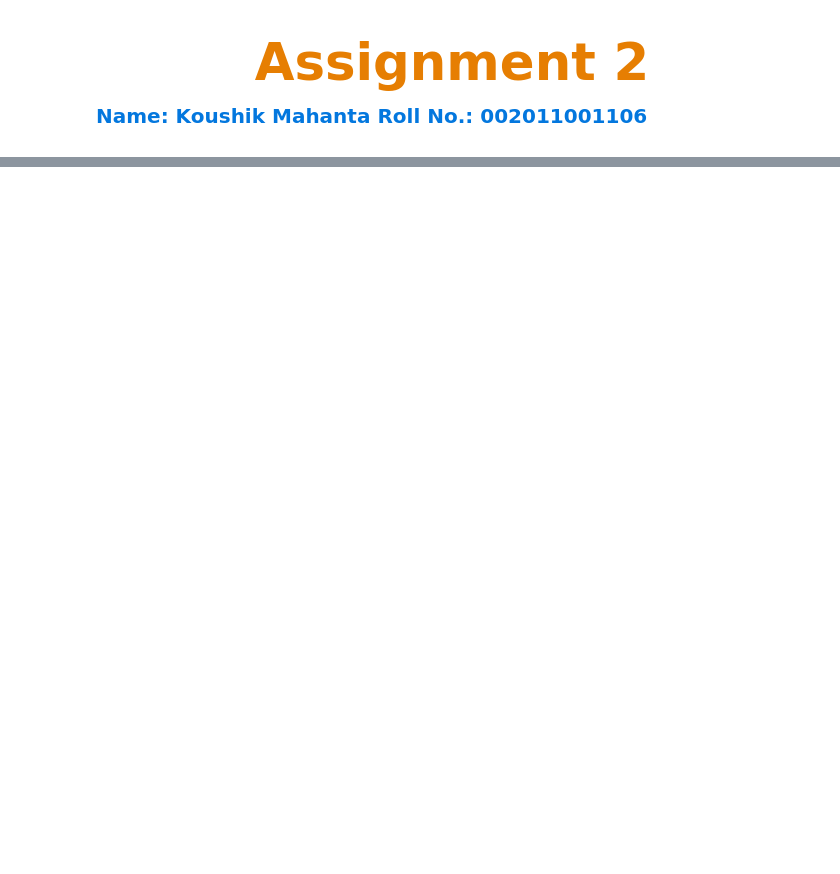
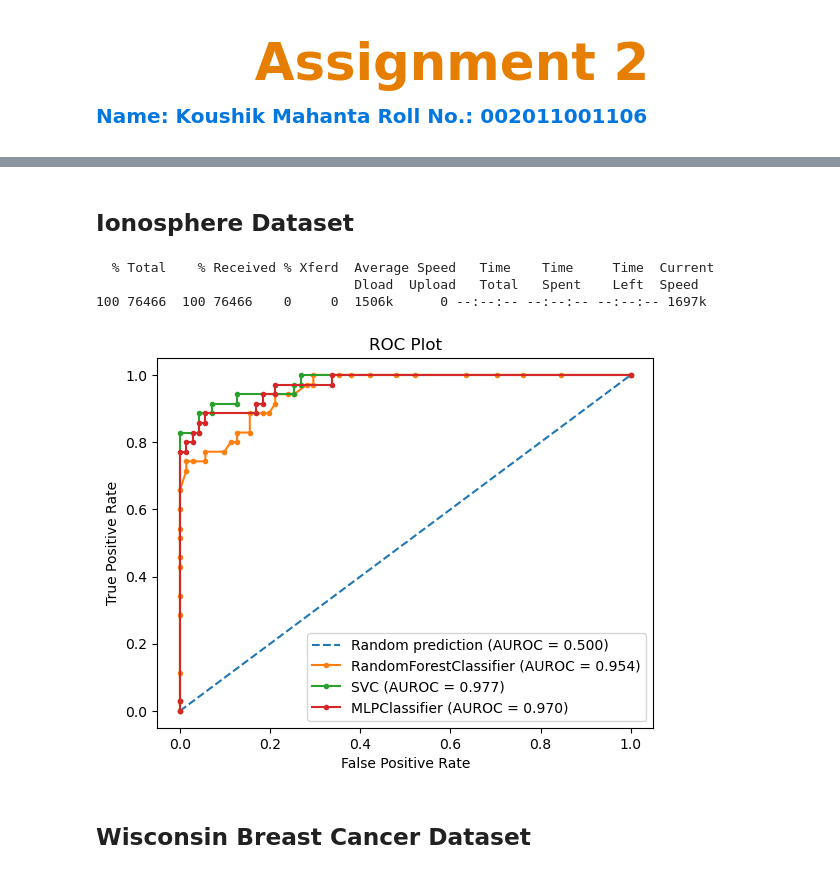
Before and after one commit to Koushik0001/ML_Lab, a Jupyter notebook: assignment_2.ipynb, the cells around one changed output, grey strips where cells are left out. Cells and saved outputs as stored; diff of their text form; code cells hidden in the pictures; blank space fills up the shorter version.

```diff
--- a/assignment_2.ipynb
+++ b/assignment_2.ipynb
@@ -128,0 +174,22 @@ displaROCPlot(breast_cancer_dataset, [RandomForestClassifier, SVC, MLPClassifier
+# %% [markdown]
+## Ionosphere Dataset
+# %%
+# downloading the Ionosphere dataset
+!curl https://raw.githubusercontent.com/jbrownlee/Datasets/master/ionosphere.csv -o data/ionosphere.csv
+
+# Preparing data
+ionosphere_df = pd.read_csv('data/ionosphere.csv', header=None)
+ionosphere_dataset = Bunch(
+                            data=ionosphere_df.loc[:,0:33],
+                            target=np.where(ionosphere_df[34] == 'g', 0, 1)
+                          )
+# %% [output]
+  % Total    % Received % Xferd  Average Speed   Time    Time     Time  Current
+                                 Dload  Upload   Total   Spent    Left  Speed
+100 76466  100 76466    0     0  1506k      0 --:--:-- --:--:-- --:--:-- 1697k
+# %%
+displayROCPlot(ionosphere_dataset, [RandomForestClassifier, SVC, MLPClassifier], 0.7, 60, RandomForestClassifier={}, MLPClassifier={'max_iter':10000}, SVC={'probability':True})
+# %% [output]
+[figure, added]
+# %% [markdown]
+## Wisconsin Breast Cancer Dataset
```
Also changed, not shown: parts of 11 cells of this notebook, 3 other files.
